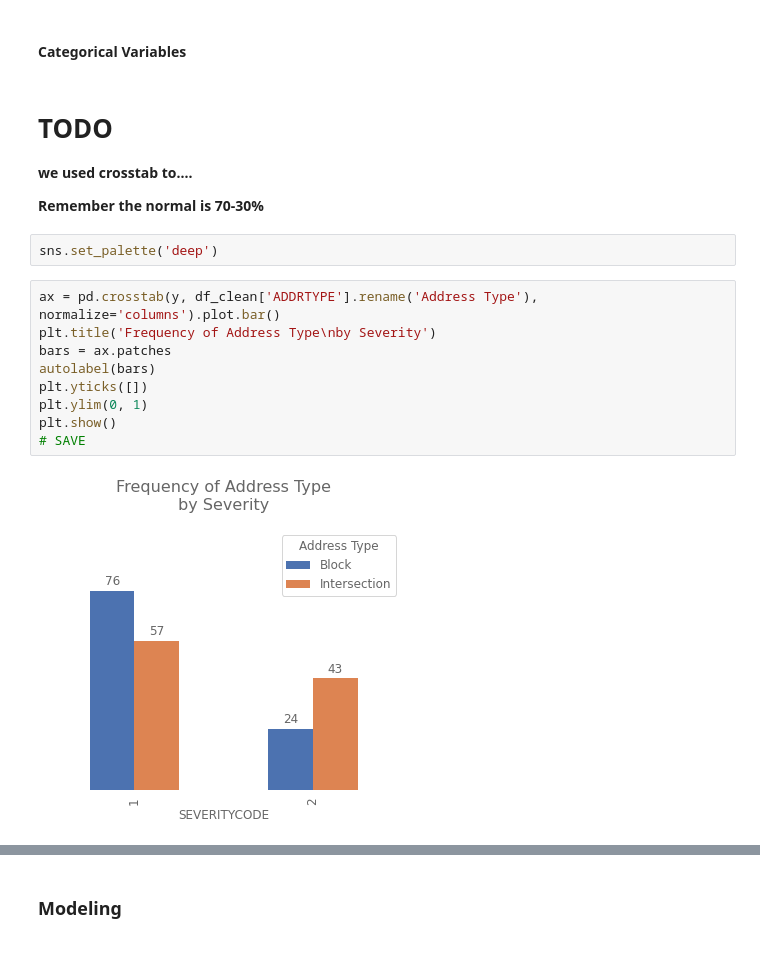
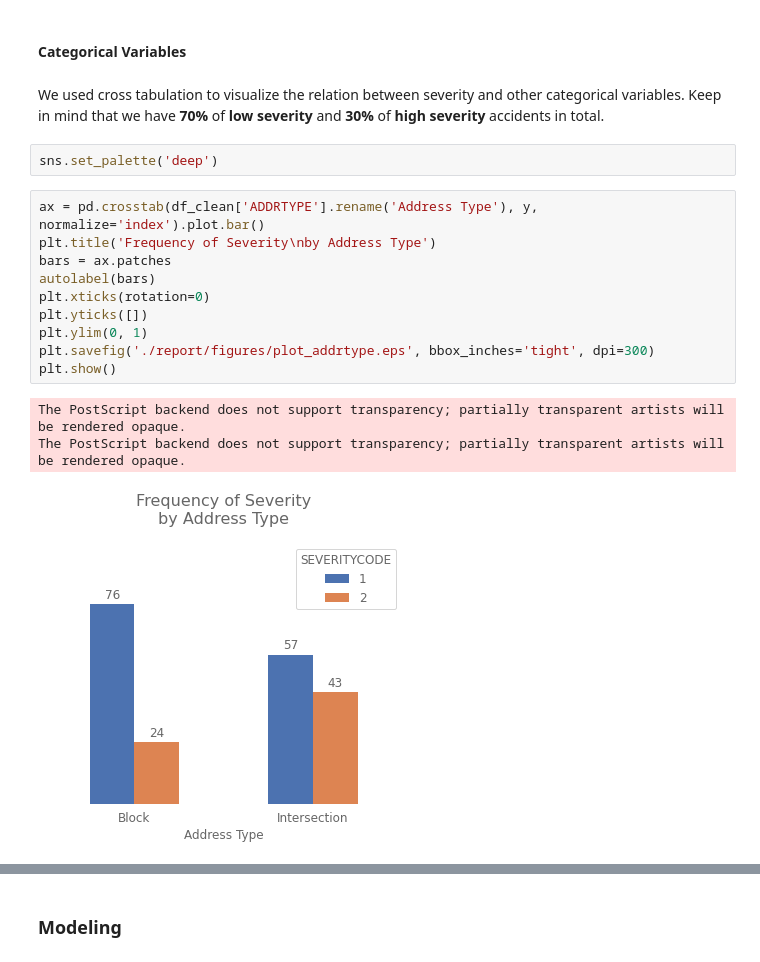
Before and after one commit to kakig/Coursera_Capstone, a Jupyter notebook: capstone.ipynb, the cells around one changed output, grey strips where cells are left out. Saved outputs shown, nothing was run; the diff lists cells and outputs as text.

```diff
--- a/capstone.ipynb
+++ b/capstone.ipynb
@@ -567,22 +617,22 @@ plt.show()
 One thing we noticed from this graph is that there is still missing values for the hour the accidents happened. Ignoring this problem, we can see that accidents happen more in the afternoon, especially at 5 pm, rush hour.
 # %% [markdown]
 #### Categorical Variables
-# %% [markdown]
-# TODO
-**we used crosstab to....**
-
-**Remember the normal is 70-30%**
+# %% [markdown]
+We used cross tabulation to visualize the relation between severity and other categorical variables. Keep in mind that we have **70%** of **low severity** and **30%** of **high severity** accidents in total.
 # %%
 sns.set_palette('deep')
 # %%
-ax = pd.crosstab(y, df_clean['ADDRTYPE'].rename('Address Type'), normalize='columns').plot.bar()
-plt.title('Frequency of Address Type\nby Severity')
+ax = pd.crosstab(df_clean['ADDRTYPE'].rename('Address Type'), y, normalize='index').plot.bar()
+plt.title('Frequency of Severity\nby Address Type')
 bars = ax.patches
 autolabel(bars)
+plt.xticks(rotation=0)
 plt.yticks([])
 plt.ylim(0, 1)
+plt.savefig('./report/figures/plot_addrtype.eps', bbox_inches='tight', dpi=300)
 plt.show()
-# SAVE
 # %% [output]
+The PostScript backend does not support transparency; partially transparent artists will be rendered opaque.
+The PostScript backend does not support transparency; partially transparent artists will be rendered opaque.
-[figure, old version]
+[figure, new version]
 # %%
```
Also changed, not shown: parts of 59 cells of this notebook, 26 other files.
